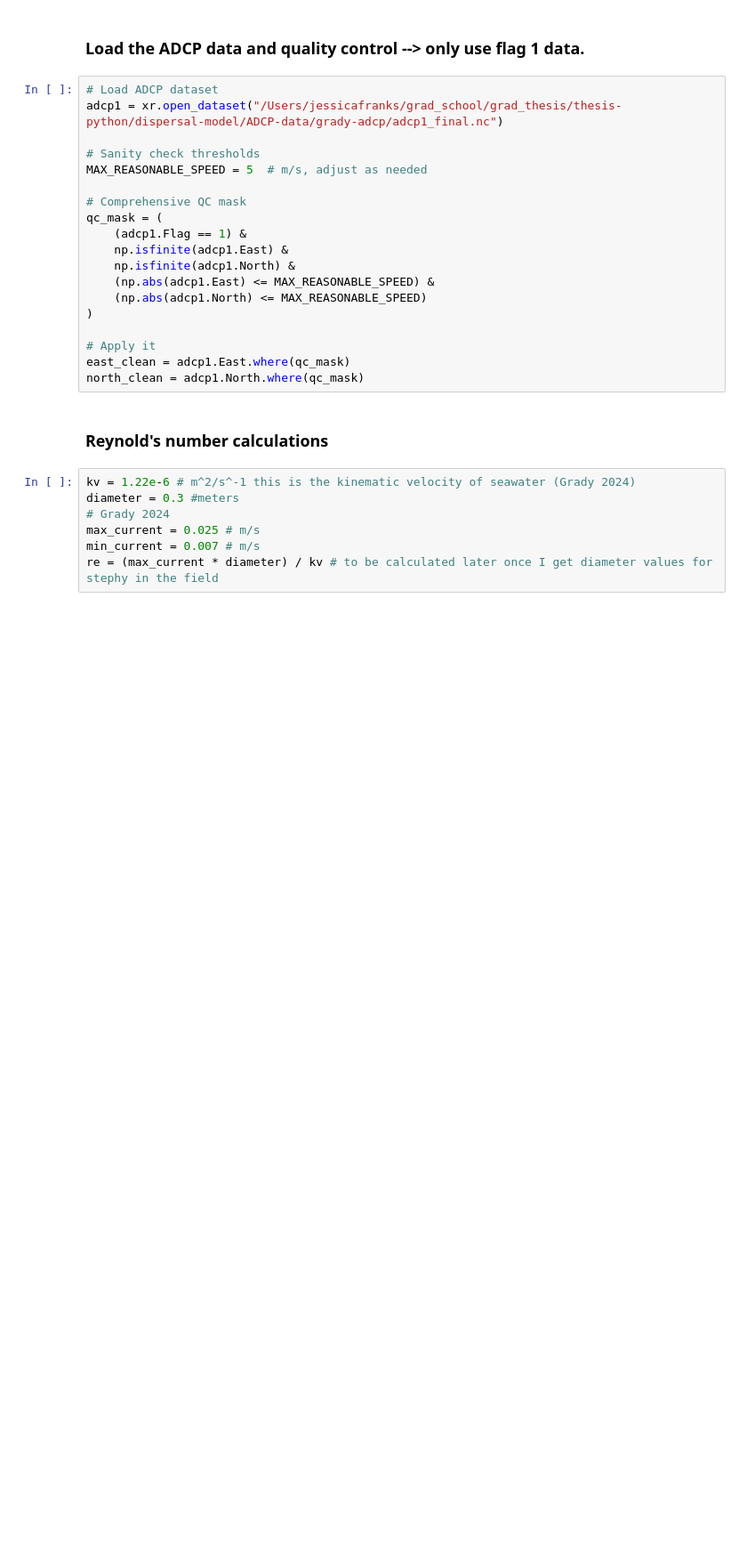
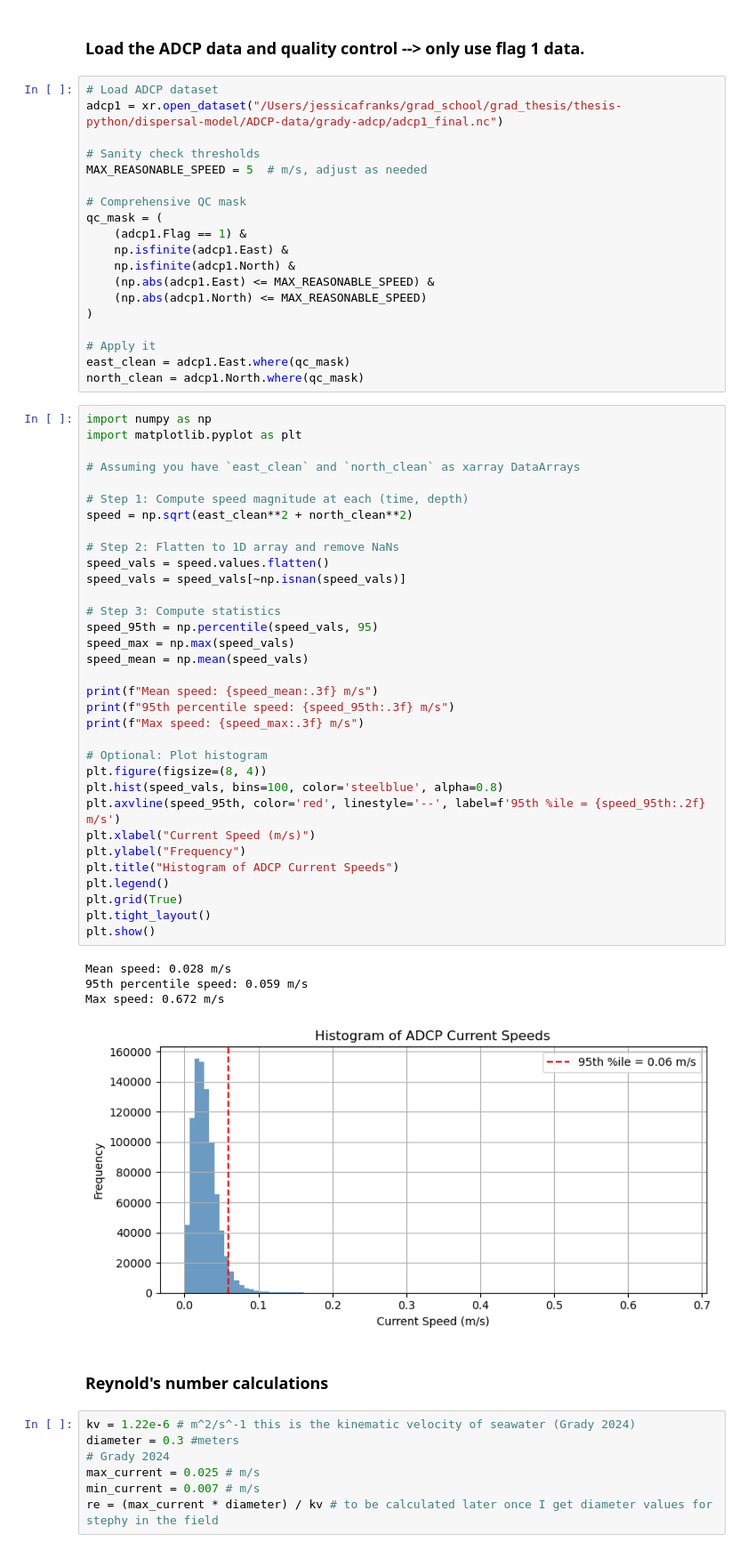
Before and after one commit to jj-franks/Dispersal-Model, a Jupyter notebook: Models/Model-GRADY.ipynb, the cells around one changed output. Shown at 89% size. Drawn from its saved outputs; the diff is of its cells as text; blank space fills up the shorter version.

```diff
--- a/Models/Model-GRADY.ipynb
+++ b/Models/Model-GRADY.ipynb
@@ -86,6 +86,44 @@ qc_mask = (
 # Apply it
 east_clean = adcp1.East.where(qc_mask)
 north_clean = adcp1.North.where(qc_mask)
+# %%
+import numpy as np
+import matplotlib.pyplot as plt
+
+# Assuming you have `east_clean` and `north_clean` as xarray DataArrays
+
+# Step 1: Compute speed magnitude at each (time, depth)
+speed = np.sqrt(east_clean**2 + north_clean**2)
+
+# Step 2: Flatten to 1D array and remove NaNs
+speed_vals = speed.values.flatten()
+speed_vals = speed_vals[~np.isnan(speed_vals)]
+
+# Step 3: Compute statistics
+speed_95th = np.percentile(speed_vals, 95)
+speed_max = np.max(speed_vals)
+speed_mean = np.mean(speed_vals)
+
+print(f"Mean speed: {speed_mean:.3f} m/s")
+print(f"95th percentile speed: {speed_95th:.3f} m/s")
+print(f"Max speed: {speed_max:.3f} m/s")
+
+# Optional: Plot histogram
+plt.figure(figsize=(8, 4))
+plt.hist(speed_vals, bins=100, color='steelblue', alpha=0.8)
+plt.axvline(speed_95th, color='red', linestyle='--', label=f'95th %ile = {speed_95th:.2f} m/s')
+plt.xlabel("Current Speed (m/s)")
+plt.ylabel("Frequency")
+plt.title("Histogram of ADCP Current Speeds")
+plt.legend()
+plt.grid(True)
+plt.tight_layout()
+plt.show()
+# %% [output]
+Mean speed: 0.028 m/s
+95th percentile speed: 0.059 m/s
+Max speed: 0.672 m/s
+[figure, added]
 # %% [markdown]
 ### Reynold's number calculations
 # %%
```
Also changed, not shown: 6 other files.
